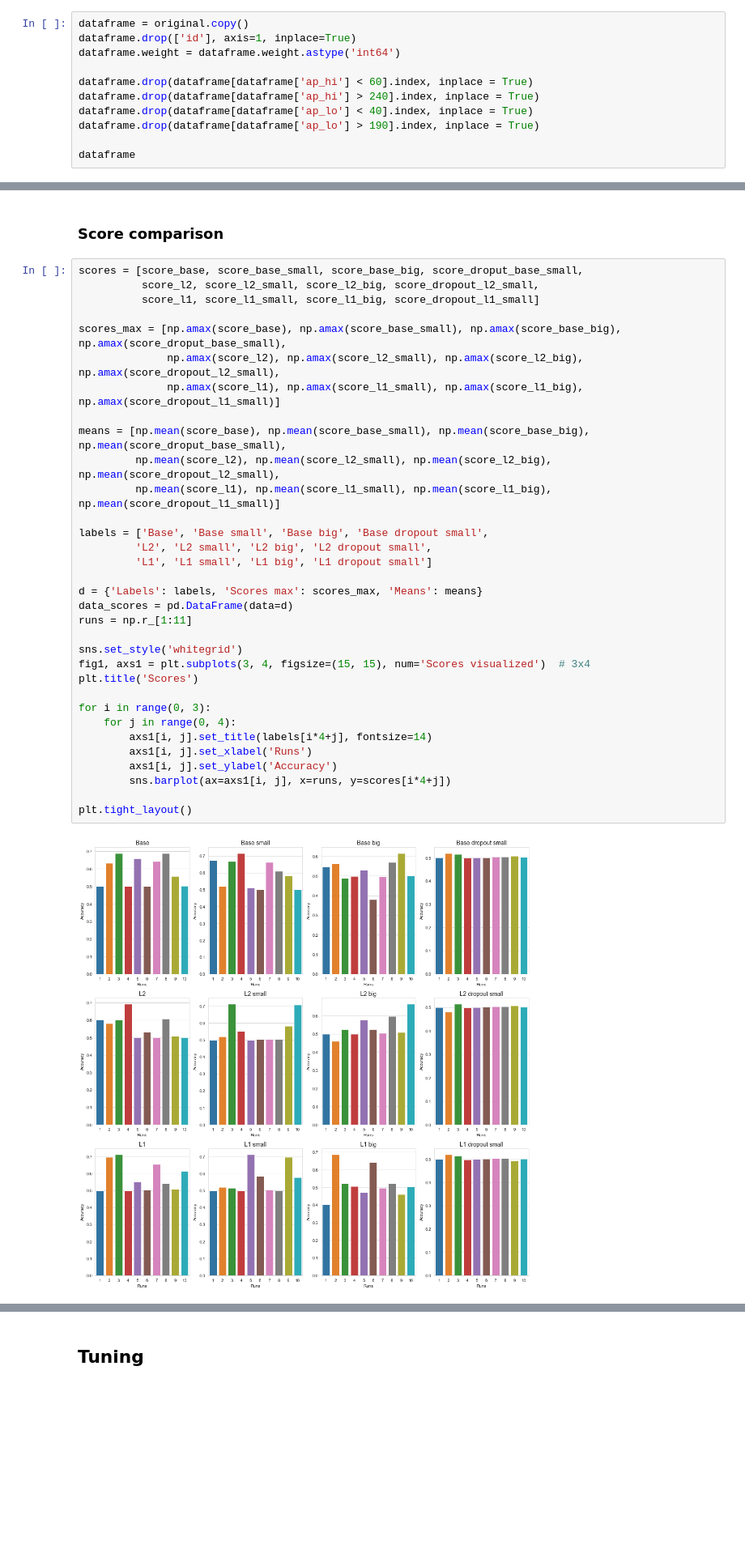
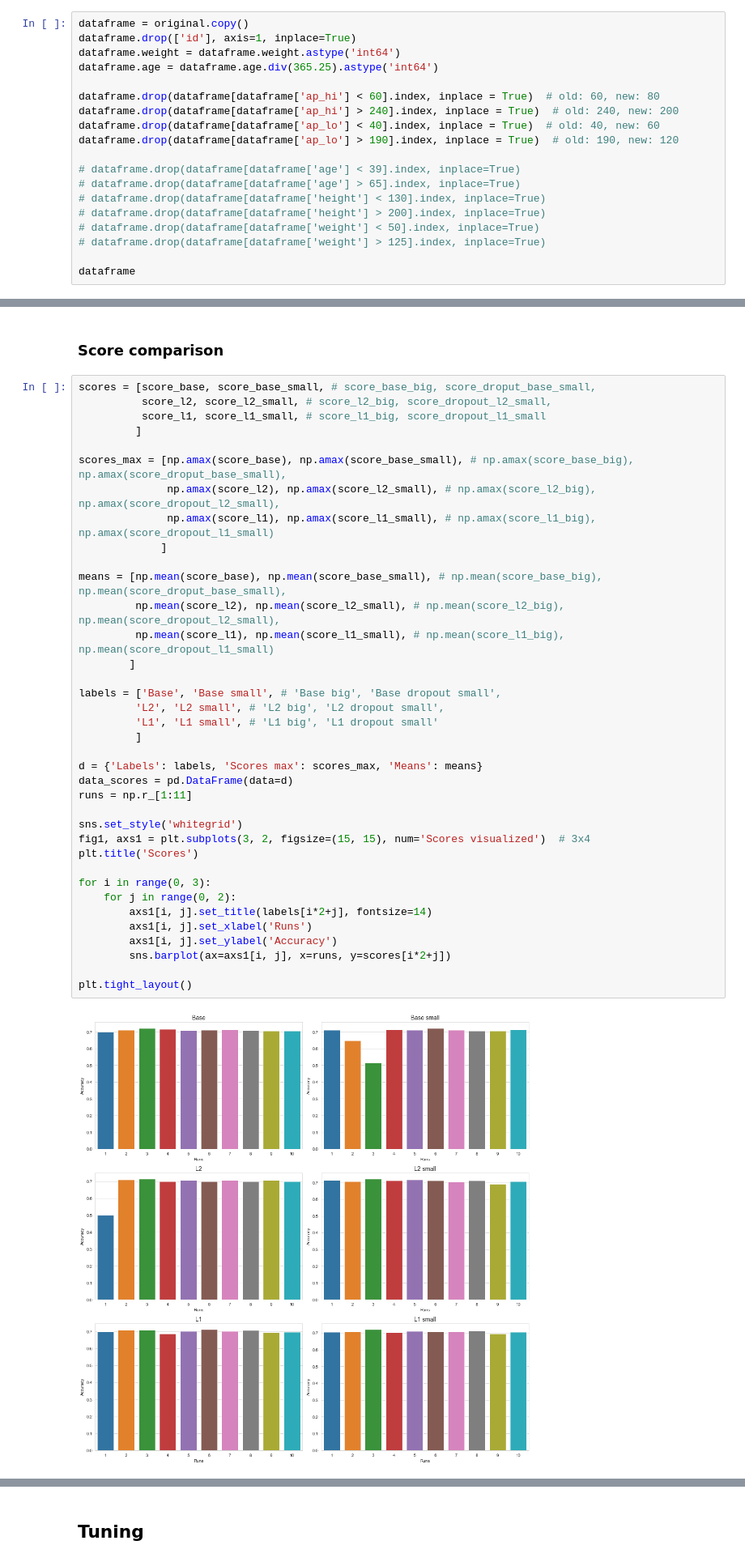
Before and after one commit to JyggalagSila/MUProjekat, a Jupyter notebook: 3 projekat/Faza3.ipynb, the cells around one changed output, grey strips where cells are left out. Shown at 81% size. Drawn from its saved outputs; the diff is of its cells as text; blank space fills up the shorter version.

```diff
--- a/3 projekat/Faza3.ipynb
+++ b/3 projekat/Faza3.ipynb
@@ -206,11 +206,19 @@ Triangle matrix correlation for target Cardio: (highest - age, weight, cholester
 dataframe = original.copy()
 dataframe.drop(['id'], axis=1, inplace=True)
 dataframe.weight = dataframe.weight.astype('int64')
+dataframe.age = dataframe.age.div(365.25).astype('int64')
 
-dataframe.drop(dataframe[dataframe['ap_hi'] < 60].index, inplace = True)
-dataframe.drop(dataframe[dataframe['ap_hi'] > 240].index, inplace = True)
-dataframe.drop(dataframe[dataframe['ap_lo'] < 40].index, inplace = True)
-dataframe.drop(dataframe[dataframe['ap_lo'] > 190].index, inplace = True)
+dataframe.drop(dataframe[dataframe['ap_hi'] < 60].index, inplace = True)  # old: 60, new: 80
+dataframe.drop(dataframe[dataframe['ap_hi'] > 240].index, inplace = True)  # old: 240, new: 200
+dataframe.drop(dataframe[dataframe['ap_lo'] < 40].index, inplace = True)  # old: 40, new: 60
+dataframe.drop(dataframe[dataframe['ap_lo'] > 190].index, inplace = True)  # old: 190, new: 120
+
+# dataframe.drop(dataframe[dataframe['age'] < 39].index, inplace=True)
+# dataframe.drop(dataframe[dataframe['age'] > 65].index, inplace=True)
+# dataframe.drop(dataframe[dataframe['height'] < 130].index, inplace=True)
+# dataframe.drop(dataframe[dataframe['height'] > 200].index, inplace=True)
+# dataframe.drop(dataframe[dataframe['weight'] < 50].index, inplace=True)
+# dataframe.drop(dataframe[dataframe['weight'] > 125].index, inplace=True)
 
 dataframe
 # %% [output]
@@ -1318,40 +928,44 @@ Scores: [0.50014538 0.51919162 0.51410294 0.49883687 0.5        0.50094515
 # %% [markdown]
 ### Score comparison
 # %%
-scores = [score_base, score_base_small, score_base_big, score_droput_base_small,
-          score_l2, score_l2_small, score_l2_big, score_dropout_l2_small,
-          score_l1, score_l1_small, score_l1_big, score_dropout_l1_small]
+scores = [score_base, score_base_small, # score_base_big, score_droput_base_small,
+          score_l2, score_l2_small, # score_l2_big, score_dropout_l2_small,
+          score_l1, score_l1_small, # score_l1_big, score_dropout_l1_small
+         ]
 
-scores_max = [np.amax(score_base), np.amax(score_base_small), np.amax(score_base_big), np.amax(score_droput_base_small),
-              np.amax(score_l2), np.amax(score_l2_small), np.amax(score_l2_big), np.amax(score_dropout_l2_small),
-              np.amax(score_l1), np.amax(score_l1_small), np.amax(score_l1_big), np.amax(score_dropout_l1_small)]
+scores_max = [np.amax(score_base), np.amax(score_base_small), # np.amax(score_base_big), np.amax(score_droput_base_small),
+              np.amax(score_l2), np.amax(score_l2_small), # np.amax(score_l2_big), np.amax(score_dropout_l2_small),
+              np.amax(score_l1), np.amax(score_l1_small), # np.amax(score_l1_big), np.amax(score_dropout_l1_small)
+             ]
 
-means = [np.mean(score_base), np.mean(score_base_small), np.mean(score_base_big), np.mean(score_droput_base_small),
-         np.mean(score_l2), np.mean(score_l2_small), np.mean(score_l2_big), np.mean(score_dropout_l2_small),
-         np.mean(score_l1), np.mean(score_l1_small), np.mean(score_l1_big), np.mean(score_dropout_l1_small)]
+means = [np.mean(score_base), np.mean(score_base_small), # np.mean(score_base_big), np.mean(score_droput_base_small),
+         np.mean(score_l2), np.mean(score_l2_small), # np.mean(score_l2_big), np.mean(score_dropout_l2_small),
+         np.mean(score_l1), np.mean(score_l1_small), # np.mean(score_l1_big), np.mean(score_dropout_l1_small)
+        ]
 
-labels = ['Base', 'Base small', 'Base big', 'Base dropout small',
-         'L2', 'L2 small', 'L2 big', 'L2 dropout small',
-         'L1', 'L1 small', 'L1 big', 'L1 dropout small']
+labels = ['Base', 'Base small', # 'Base big', 'Base dropout small',
+         'L2', 'L2 small', # 'L2 big', 'L2 dropout small',
+         'L1', 'L1 small', # 'L1 big', 'L1 dropout small'
+         ]
 
 d = {'Labels': labels, 'Scores max': scores_max, 'Means': means}
 data_scores = pd.DataFrame(data=d)
 runs = np.r_[1:11]
 
 sns.set_style('whitegrid')
-fig1, axs1 = plt.subplots(3, 4, figsize=(15, 15), num='Scores visualized')  # 3x4
+fig1, axs1 = plt.subplots(3, 2, figsize=(15, 15), num='Scores visualized')  # 3x4
 plt.title('Scores')
 
 for i in range(0, 3):
-    for j in range(0, 4):
-        axs1[i, j].set_title(labels[i*4+j], fontsize=14)
+    for j in range(0, 2):
+        axs1[i, j].set_title(labels[i*2+j], fontsize=14)
         axs1[i, j].set_xlabel('Runs')
         axs1[i, j].set_ylabel('Accuracy')
-        sns.barplot(ax=axs1[i, j], x=runs, y=scores[i*4+j])
+        sns.barplot(ax=axs1[i, j], x=runs, y=scores[i*2+j])
 
 plt.tight_layout()
 # %% [output]
-[figure, old version]
+[figure, new version]
 # %%
 fig2, axs2 = plt.subplots(1, 2, figsize=(15, 8), num='Scores visualized')
 sns.barplot(ax=axs2[0], data=data_scores, x='Scores max', y='Labels')
```
Also changed, not shown: parts of 102 cells of this notebook.
